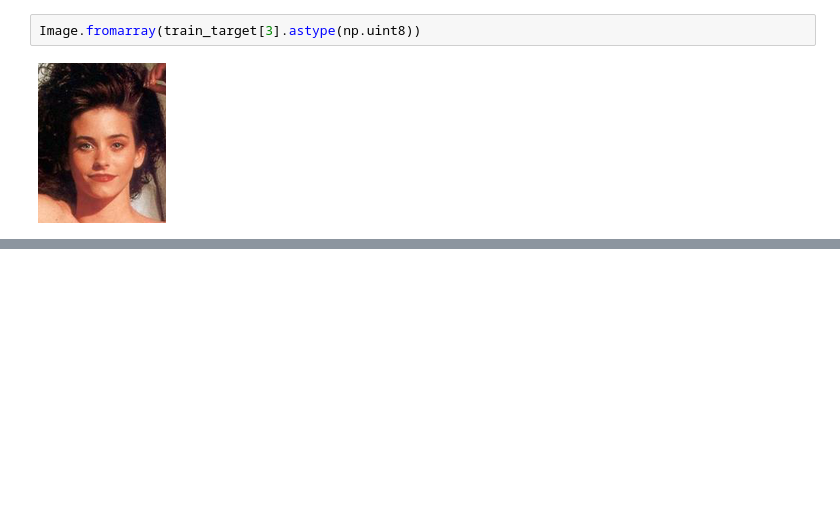
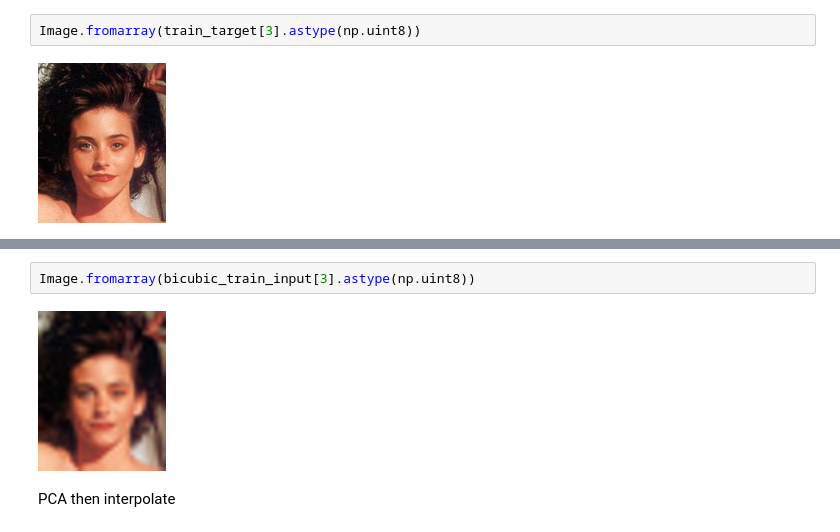
Before and after one commit to heartyguy/ml-image-denoising, a Jupyter notebook: pca_denoising.ipynb, the cells around one changed output, grey strips where cells are left out. Drawn from its saved outputs; the diff is of its cells as text; blank space fills up the shorter version.

```diff
--- a/pca_denoising.ipynb
+++ b/pca_denoising.ipynb
@@ -59,0 +78,6 @@ imgcmp.cmp_images_psnr(train_target, train_enlarge_input, len(train_target))
+# %%
+Image.fromarray(bicubic_train_input[3].astype(np.uint8))
+# %% [output]
+[figure, added]
+# %% [markdown]
+PCA then interpolate
```
Also changed, not shown: parts of 10 cells of this notebook, 1 other file.
